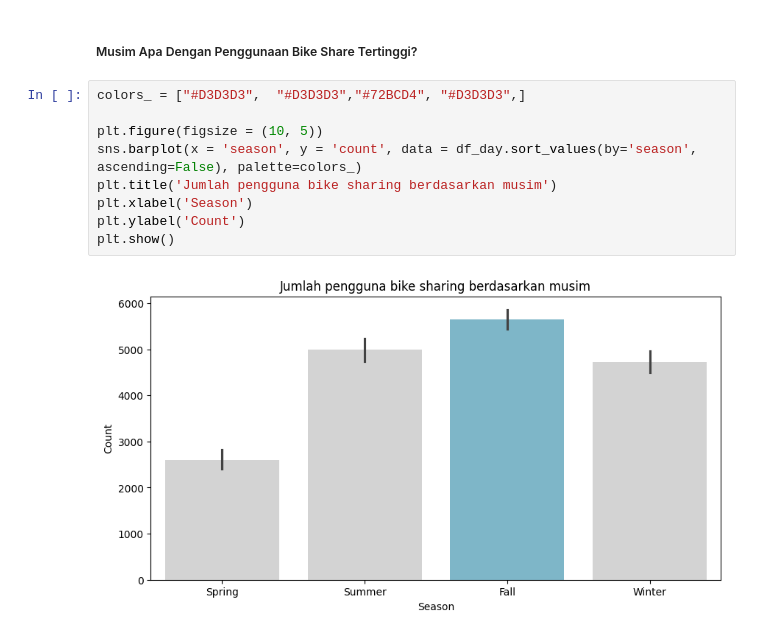
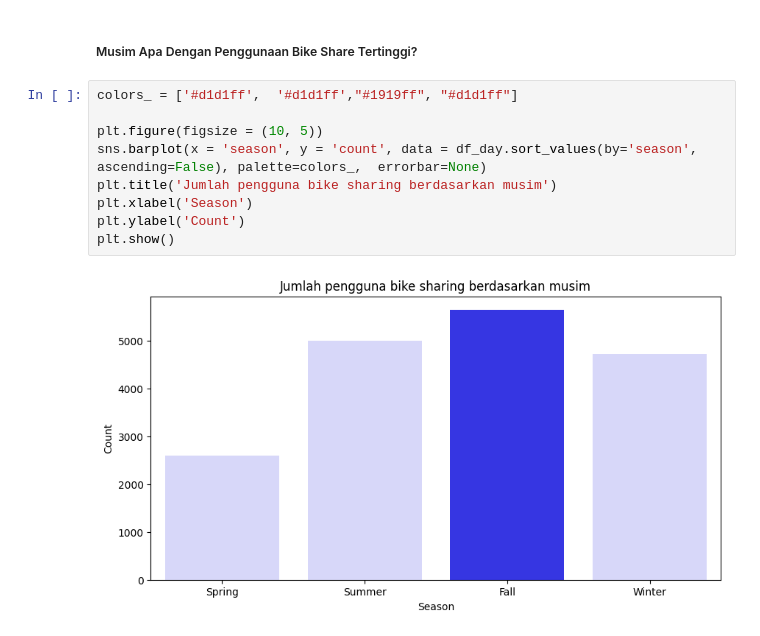
Before and after one commit to arenga18/EDA-Bike-share-datasets, a Jupyter notebook: notebook.ipynb, the cells around one changed output. Drawn from its saved outputs; the diff is of its cells as text.

```diff
--- a/notebook.ipynb
+++ b/notebook.ipynb
@@ -488,13 +490,13 @@ plt.show()
 # %% [markdown]
 ##### Musim Apa Dengan Penggunaan Bike Share Tertinggi?
 # %%
-colors_ = ["#D3D3D3",  "#D3D3D3","#72BCD4", "#D3D3D3",]
+colors_ = ['#d1d1ff',  '#d1d1ff',"#1919ff", "#d1d1ff"]
 
 plt.figure(figsize = (10, 5))
-sns.barplot(x = 'season', y = 'count', data = df_day.sort_values(by='season', ascending=False), palette=colors_)
+sns.barplot(x = 'season', y = 'count', data = df_day.sort_values(by='season', ascending=False), palette=colors_,  errorbar=None)
 plt.title('Jumlah pengguna bike sharing berdasarkan musim')
 plt.xlabel('Season')
 plt.ylabel('Count')
 plt.show()
 # %% [output]
-[figure, old version]
+[figure, new version]
```
Also changed, not shown: parts of 3 cells of this notebook.
